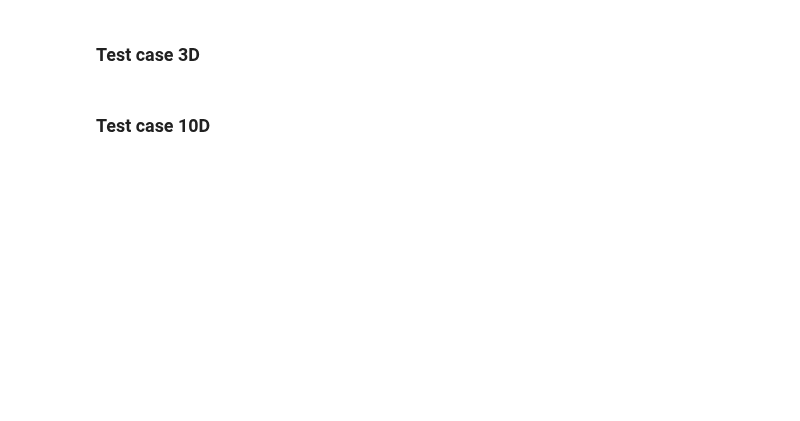
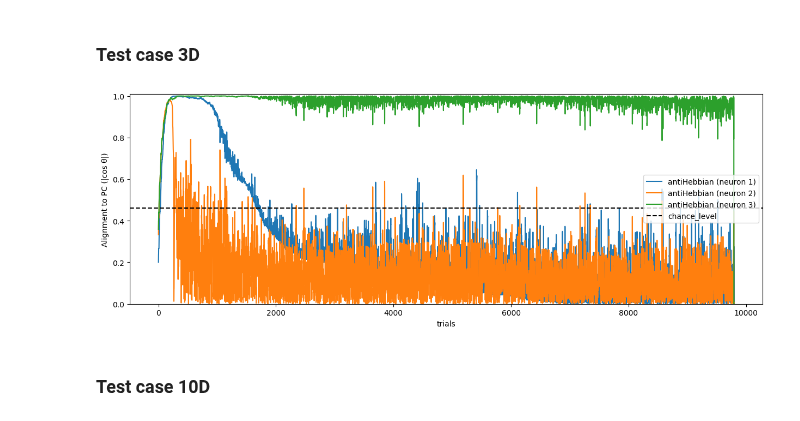
Before and after one commit to neuralalgorithms/representational-drift, a Jupyter notebook: second_layer_hebbian.ipynb, the cells around one changed output. Cells and saved outputs as stored; diff of their text form; code cells hidden in the pictures; blank space fills up the shorter version.

```diff
--- a/second_layer_hebbian.ipynb
+++ b/second_layer_hebbian.ipynb
@@ -172,10 +207,10 @@ samples_3d -= samples_3d.mean(axis=0, keepdims=True)
 # %%
 model = antiHebbianModel(output_size=3, learning_rate=learning_rate, eps_w=eps_w, eps_v = eps_v)
 utils.training_testing(samples_3d, models = {"antiHebbian": model}, output_size=3,
-                          epochs=epochs,
-                          method = "trials",
-                          pc_method = "first",
+                          pc_method = "first", alignment_method = "weights",
                           show_num = None)
+# %% [output]
+[figure, added]
 # %% [markdown]
 ### Test case 10D
 # %%
```
Also changed, not shown: parts of 6 cells of this notebook, 3 other files.
